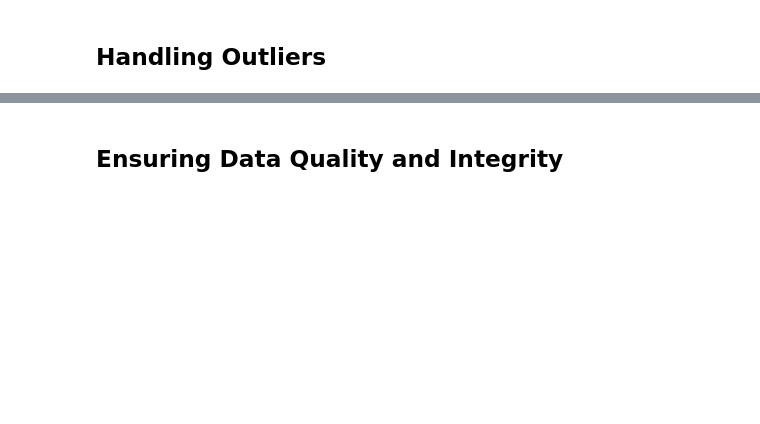
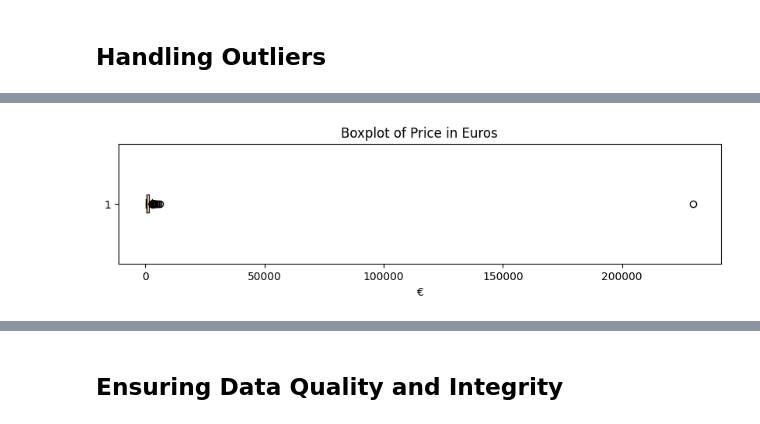
Before and after one commit to ervinstrmcnik/python-data-analytics, a Jupyter notebook: Part_05_Data_Wrangling_With_Pandas/Data_Wrangling_With_Pandas.ipynb, the cells around one changed output, grey strips where cells are left out. Saved outputs shown, nothing was run; the diff lists cells and outputs as text; code cells hidden in the pictures; blank space fills up the shorter version.

Commit message:
add Part 5: Data Wrangling With Pandas

```diff
--- a/Part_05_Data_Wrangling_With_Pandas/Data_Wrangling_With_Pandas.ipynb
+++ b/Part_05_Data_Wrangling_With_Pandas/Data_Wrangling_With_Pandas.ipynb
@@ -1195,0 +1545,4 @@ Practical Exercise: Merge multiple datasets to create a comprehensive DataFrame.
+# %%
+# Convert the ram_gb column to the smallest unsigned integer type that can fit all the values
+laptops["ram_gb"] = pd.to_numeric(laptops["ram_gb"], downcast="unsigned")
+laptops.info(memory_usage="deep")
@@ -1195,0 +1567,9 @@ Practical Exercise: Merge multiple datasets to create a comprehensive DataFrame.
+# %%
+# Convert all the numeric columns to the smallest type that can fit all the values
+for col in laptops.select_dtypes(include=["int"]):
+    laptops[col] = pd.to_numeric(laptops[col], downcast="unsigned")
+
+for col in laptops.select_dtypes(include=["float"]):
+    laptops[col] = pd.to_numeric(laptops[col], downcast="float")
+
+laptops.info(memory_usage="deep")
@@ -1195,0 +1594,4 @@ Practical Exercise: Merge multiple datasets to create a comprehensive DataFrame.
+# %%
+# Convert model_name to a string type
+laptops["model_name"] = laptops["model_name"].astype("string")
+laptops.info(memory_usage="deep")
@@ -1195,0 +1616,4 @@ Practical Exercise: Merge multiple datasets to create a comprehensive DataFrame.
+# %%
+# Use the convert_dtypes() method to convert the DataFrame to the best possible dtypes
+laptops = laptops.convert_dtypes()
+laptops.info(memory_usage="deep")
@@ -1217,0 +1963,11 @@ Practical Exercise: Identify and handle outliers in the dataset.
+# %%
+import matplotlib.pyplot as plt
+
+# Create a boxplot for the 'Value' column
+plt.figure(figsize=(10, 2))
+plt.boxplot(laptops['price_euros'], vert=False)
+plt.title("Boxplot of Price in Euros")
+plt.xlabel("€")
+plt.show()
+# %% [output]
+[figure, added]
```
Also changed, not shown: parts of 153 cells of this notebook, 6 other files.
